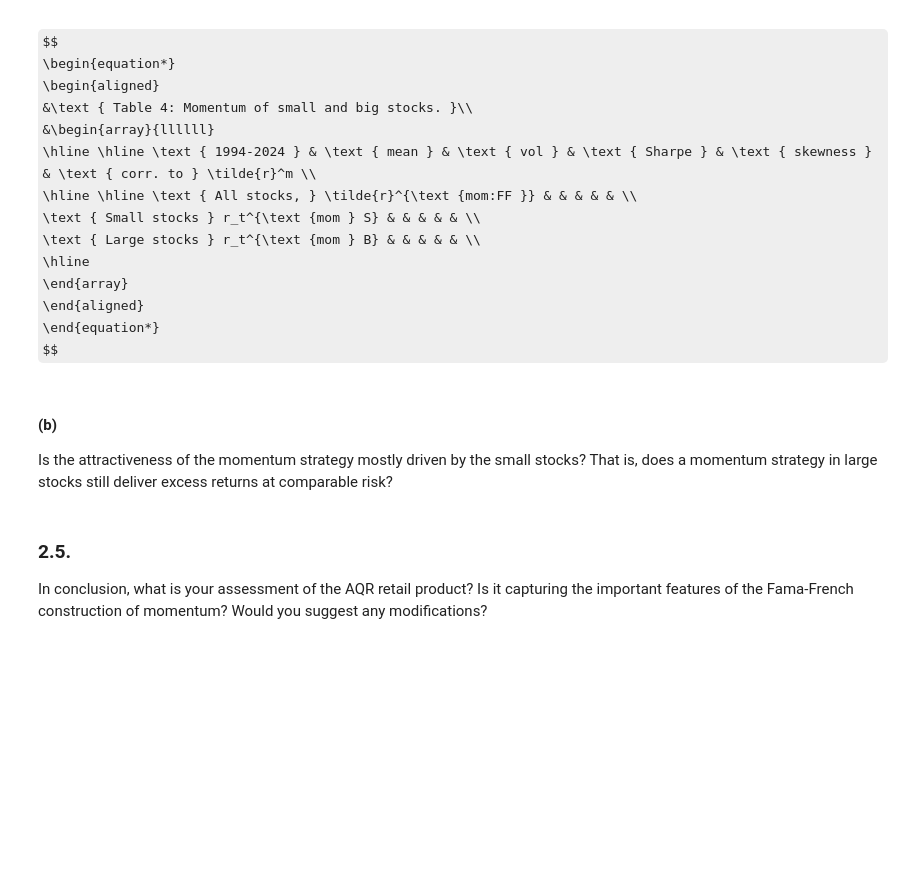
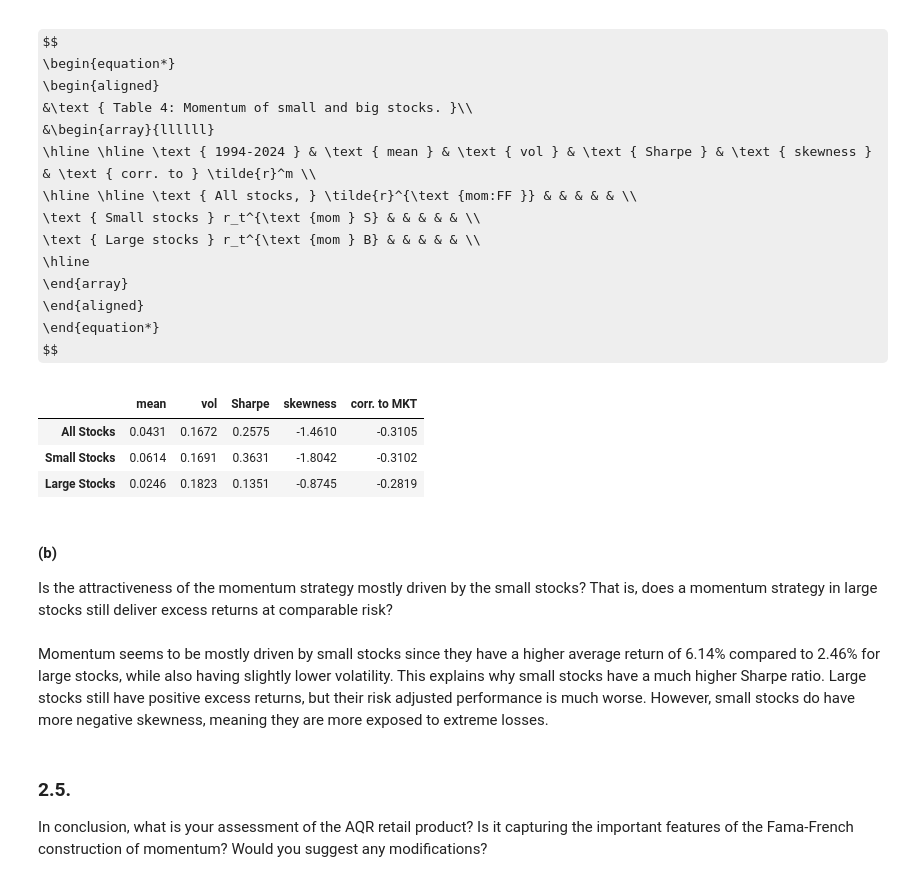
Before and after one commit to hannahkong1/portfolio_hw6, a Jupyter notebook: momentum.ipynb, the cells around one changed output. Drawn from its saved outputs; the diff is of its cells as text; code cells hidden in the pictures; some formulas as TeX source; blank space fills up the shorter version.

```diff
--- a/momentum.ipynb
+++ b/momentum.ipynb
@@ -306,9 +306,32 @@ $$
 \end{aligned}
 \end{equation*}
 $$
+# %%
+df2['momS'] = df2['SMALL HiPRIOR'] - df2['SMALL LoPRIOR']
+df2['momB'] = df2['BIG HiPRIOR'] - df2['BIG LoPRIOR']
+
+
+table4 = pd.DataFrame({
+    label: summary_stats(df2[col], df2['MKT'], df2['HML'])
+    for label, col in {
+        'All Stocks': 'UMD',
+        'Small Stocks': 'momS',
+        'Large Stocks': 'momB'
+    }.items()
+}).T
+
+table4 = table4.drop(columns = ['corr. to HML'])
+table4.round(4)
+# %% [output]
+|  | mean | vol | Sharpe | skewness | corr. to MKT |
+| All Stocks | 0.0431 | 0.1672 | 0.2575 | -1.4610 | -0.3105 |
+| Small Stocks | 0.0614 | 0.1691 | 0.3631 | -1.8042 | -0.3102 |
+| Large Stocks | 0.0246 | 0.1823 | 0.1351 | -0.8745 | -0.2819 |
 # %% [markdown]
 #### (b)
 Is the attractiveness of the momentum strategy mostly driven by the small stocks? That is, does a momentum strategy in large stocks still deliver excess returns at comparable risk?
+# %% [markdown]
+Momentum seems to be mostly driven by small stocks since they have a higher average return of 6.14% compared to 2.46% for large stocks, while also having slightly lower volatility. This explains why small stocks have a much higher Sharpe ratio. Large stocks still have positive excess returns, but their risk adjusted performance is much worse. However, small stocks do have more negative skewness, meaning they are more exposed to extreme losses.
 # %% [markdown]
 ### 2.5.
 In conclusion, what is your assessment of the AQR retail product? Is it capturing the important features of the Fama-French construction of momentum? Would you suggest any modifications?
```
Also changed, not shown: parts of 2 cells of this notebook.
